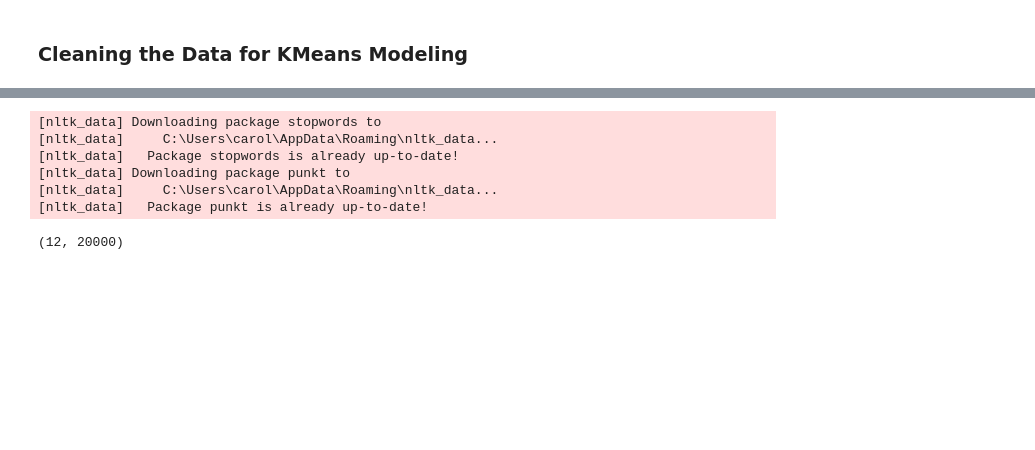
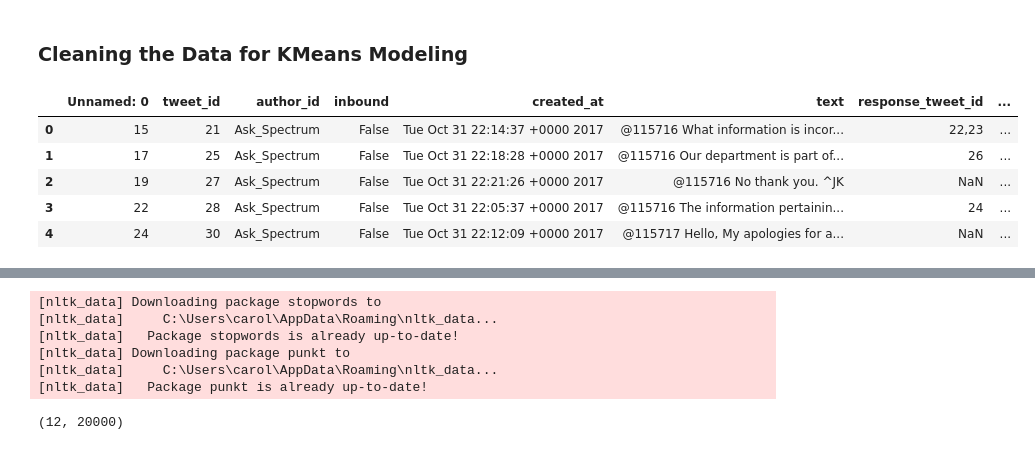
Before and after one commit to caroline-eggett/stock-predictor-analysis, a Jupyter notebook: twitter_analysis.ipynb, the cells around one changed output, grey strips where cells are left out. Cells and saved outputs as stored; diff of their text form; code cells hidden in the pictures; blank space fills up the shorter version.

```diff
--- a/twitter_analysis.ipynb
+++ b/twitter_analysis.ipynb
@@ -50,3 +51,12 @@ tweets.to_csv('final_tweet_file.csv')
 ### Cleaning the Data for KMeans Modeling
 # %%
 df_twitter = pd.read_csv('data/final_tweet_file.csv')
+# %%
+df_twitter.head()
+# %% [output]
+|  | Unnamed: 0 | tweet_id | author_id | inbound | created_at | text | response_tweet_id | ... |
+| 0 | 15 | 21 | Ask_Spectrum | False | Tue Oct 31 22:14:37 +0000 2017 | @115716 What information is incor... | 22,23 | ... |
+| 1 | 17 | 25 | Ask_Spectrum | False | Tue Oct 31 22:18:28 +0000 2017 | @115716 Our department is part of... | 26 | ... |
+| 2 | 19 | 27 | Ask_Spectrum | False | Tue Oct 31 22:21:26 +0000 2017 | @115716 No thank you. ^JK | NaN | ... |
+| 3 | 22 | 28 | Ask_Spectrum | False | Tue Oct 31 22:05:37 +0000 2017 | @115716 The information pertainin... | 24 | ... |
+| 4 | 24 | 30 | Ask_Spectrum | False | Tue Oct 31 22:12:09 +0000 2017 | @115717 Hello, My apologies for a... | NaN | ... |
```
Also changed, not shown: parts of 2 cells of this notebook.
